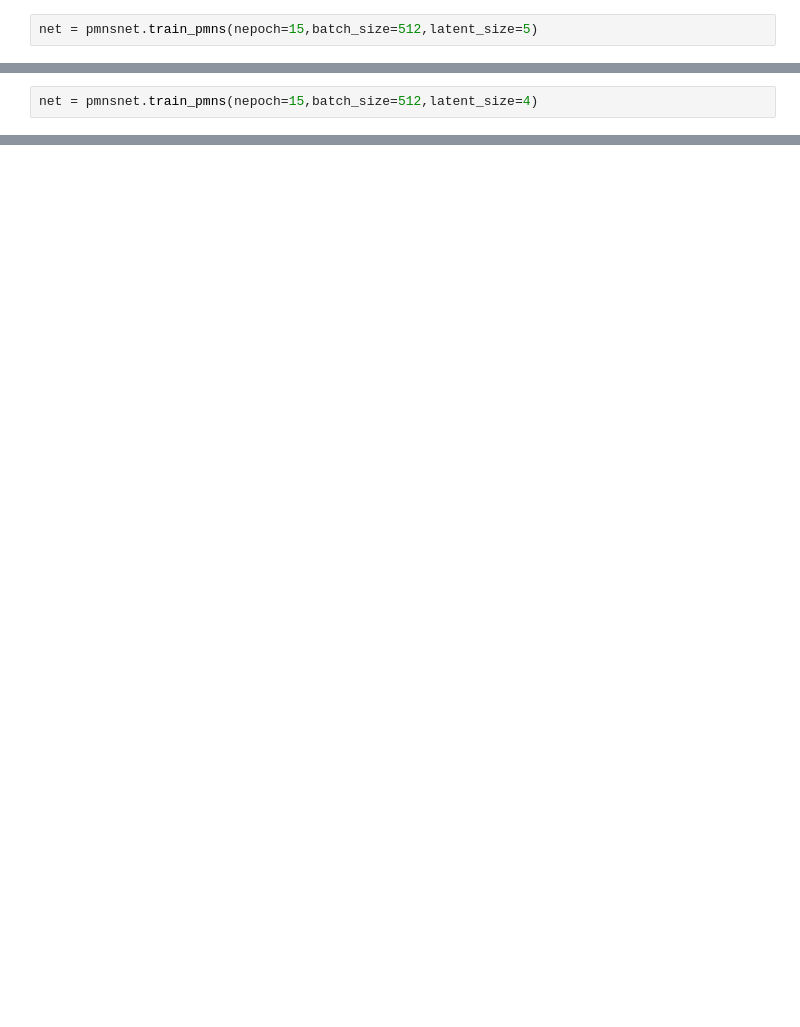
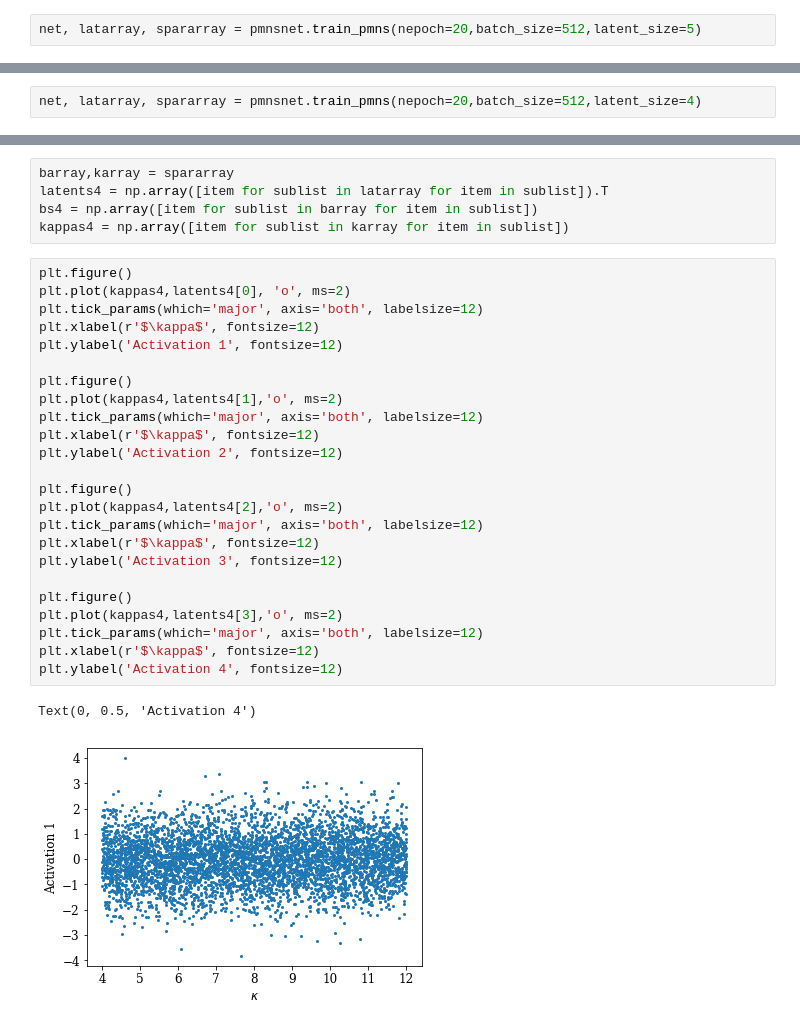
Before and after one commit to k-woodruff/PMNSnet, a Jupyter notebook: run_pmnsnet.ipynb, the cells around one changed output, grey strips where cells are left out. Cells and saved outputs as stored; diff of their text form; blank space fills up the shorter version.

```diff
--- a/run_pmnsnet.ipynb
+++ b/run_pmnsnet.ipynb
@@ -5,3 +7,3 @@ import matplotlib.pyplot as plt
 # %%
-net = pmnsnet.train_pmns(nepoch=15,batch_size=512,latent_size=5)
+net, latarray, spararray = pmnsnet.train_pmns(nepoch=20,batch_size=512,latent_size=5)
 # %% [output]
@@ -25,3 +148,3 @@ Finished Training
 # %%
-net = pmnsnet.train_pmns(nepoch=15,batch_size=512,latent_size=4)
+net, latarray, spararray = pmnsnet.train_pmns(nepoch=20,batch_size=512,latent_size=4)
 # %% [output]
@@ -44 +167,33 @@ net = pmnsnet.train_pmns(nepoch=15,batch_size=512,latent_size=4)
 Finished Training
+# %%
+barray,karray = spararray
+latents4 = np.array([item for sublist in latarray for item in sublist]).T
+bs4 = np.array([item for sublist in barray for item in sublist])
+kappas4 = np.array([item for sublist in karray for item in sublist])
+# %%
+plt.figure()
+plt.plot(kappas4,latents4[0], 'o', ms=2)
+plt.tick_params(which='major', axis='both', labelsize=12)
+plt.xlabel(r'$\kappa$', fontsize=12)
+plt.ylabel('Activation 1', fontsize=12)
+
+plt.figure()
+plt.plot(kappas4,latents4[1],'o', ms=2)
+plt.tick_params(which='major', axis='both', labelsize=12)
+plt.xlabel(r'$\kappa$', fontsize=12)
+plt.ylabel('Activation 2', fontsize=12)
+
+plt.figure()
+plt.plot(kappas4,latents4[2],'o', ms=2)
+plt.tick_params(which='major', axis='both', labelsize=12)
+plt.xlabel(r'$\kappa$', fontsize=12)
+plt.ylabel('Activation 3', fontsize=12)
+
+plt.figure()
+plt.plot(kappas4,latents4[3],'o', ms=2)
+plt.tick_params(which='major', axis='both', labelsize=12)
+plt.xlabel(r'$\kappa$', fontsize=12)
+plt.ylabel('Activation 4', fontsize=12)
+# %% [output]
+Text(0, 0.5, 'Activation 4')
+[figure, added]
```
Also changed, not shown: parts of 28 cells of this notebook, 1 other file.
